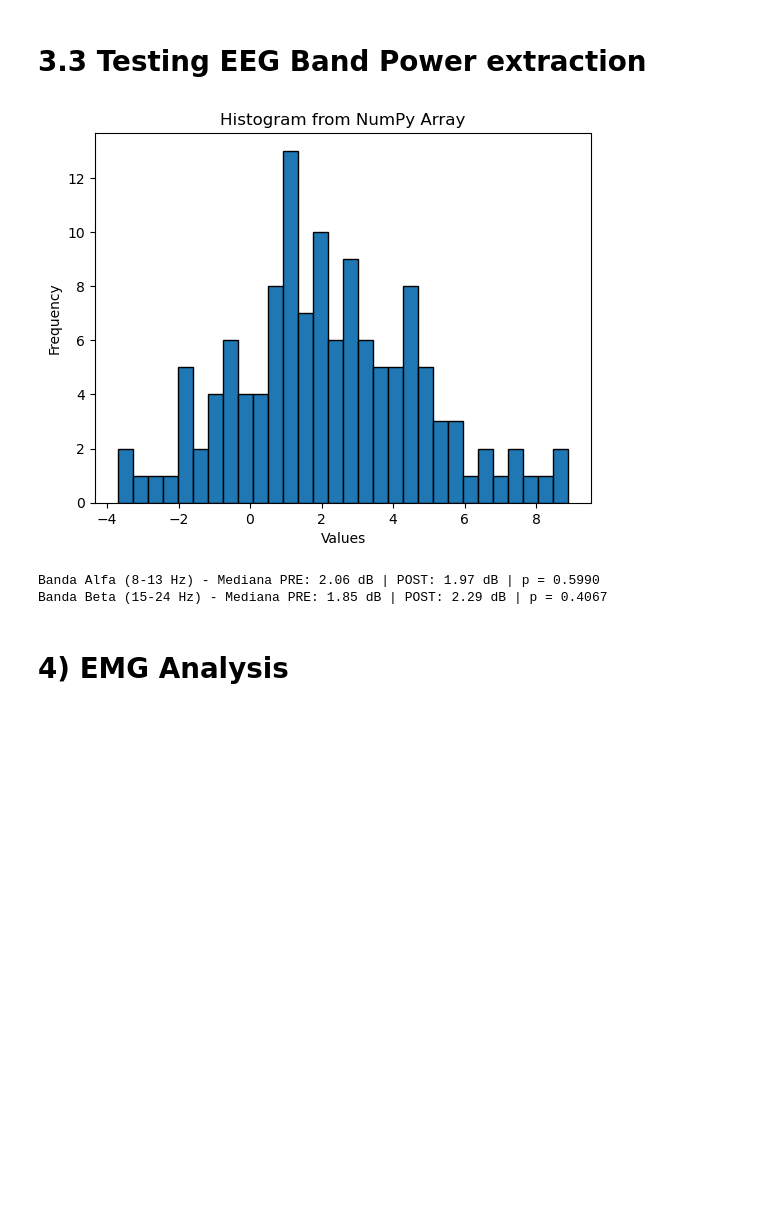
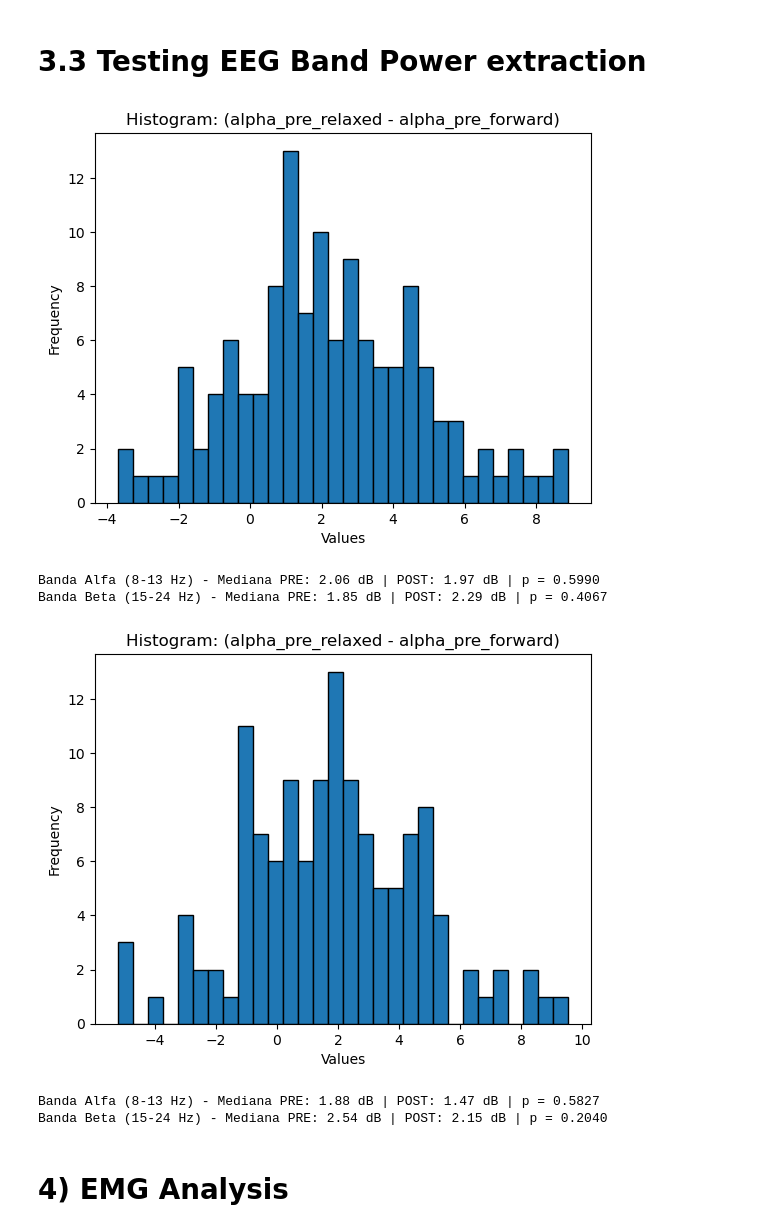
Before and after one commit to MonkeyDYoyi/NewExperimentCode, a Jupyter notebook: NewCode.ipynb, the cells around one changed output. Saved outputs shown, nothing was run; the diff lists cells and outputs as text; code cells hidden in the pictures; blank space fills up the shorter version.

```diff
--- a/NewCode.ipynb
+++ b/NewCode.ipynb
@@ -2099,6 +2108,8 @@ def extract_band_power(epochs, ch_name='C3', phase='relax', window_position=2, m
 
     return power_alpha_db, power_beta_db
 
+#######################STIM########################
+
 subject = "6"
 condition = "stim"
 #preOrPost = "pre"
@@ -2114,37 +2125,88 @@ epochs_post = mne.read_epochs(file_eeg_post, preload=True, verbose=False)
 alpha_pre_forward, beta_pre_forward = extract_band_power(epochs_pre, ch_name='C3', phase='forward')
 
 # Extraer arreglos de datos (POST)
 alpha_post_forward, beta_post_forward = extract_band_power(epochs_post, ch_name='C3', phase='forward')
 
 alpha_pre_relaxed, beta_pre_relaxed = extract_band_power(epochs_pre, ch_name='C3', phase='relax')
 
 alpha_post_relaxed, beta_post_relaxed = extract_band_power(epochs_post, ch_name='C3', phase='relax')
 
 plt.hist(alpha_pre_relaxed - alpha_pre_forward, bins=30, edgecolor='black')
 
 # 3. Add labels and show the plot
-plt.title('Histogram from NumPy Array')
+plt.title('Histogram: (alpha_pre_relaxed - alpha_pre_forward)')
 plt.xlabel('Values')
 plt.ylabel('Frequency')
 plt.show()
 
 # Ahora tienes las variables listas para tu test de Mann-Whitney
 from scipy import stats
 
 alpha_pre_diff_forward = alpha_pre_relaxed - alpha_pre_forward
 alpha_post_diff_forward = alpha_post_relaxed - alpha_post_forward
 beta_pre_diff_forward = beta_pre_relaxed - beta_pre_forward
 beta_post_diff_forward = beta_post_relaxed - beta_post_forward
 
+
 stat, p_val_alpha = stats.mannwhitneyu(alpha_pre_diff_forward, alpha_post_diff_forward, alternative='two-sided')
 print(f"Banda Alfa (8-13 Hz) - Mediana PRE: {np.median(alpha_pre_diff_forward):.2f} dB | POST: {np.median(alpha_post_diff_forward):.2f} dB | p = {p_val_alpha:.4f}")
 
 stat, p_val_beta = stats.mannwhitneyu(beta_pre_diff_forward, beta_post_diff_forward, alternative='two-sided')
 print(f"Banda Beta (15-24 Hz) - Mediana PRE: {np.median(beta_pre_diff_forward):.2f} dB | POST: {np.median(beta_post_diff_forward):.2f} dB | p = {p_val_beta:.4f}")
+
+
+#######################SHAM########################
+
+subject = "6"
+condition = "sham"
+#preOrPost = "pre"
+# method = 'multitaper'  # 'welch' o 'multitaper'
+method = 'multitaper'
+
+file_eeg_pre = os.path.join(Preprocessed_Data_Folder, f"sub-{subject}_cond-{condition}_blk-pre_eeg-epo.fif")
+epochs_pre = mne.read_epochs(file_eeg_pre, preload=True, verbose=False)
+file_eeg_post = os.path.join(Preprocessed_Data_Folder, f"sub-{subject}_cond-{condition}_blk-post_eeg-epo.fif")
+epochs_post = mne.read_epochs(file_eeg_post, preload=True, verbose=False)
+
+# Extraer arreglos de datos (PRE)
+alpha_pre_forward, beta_pre_forward = extract_band_power(epochs_pre, ch_name='C3', phase='forward')
+
+# Extraer arreglos de datos (POST)
+alpha_post_forward, beta_post_forward = extract_band_power(epochs_post, ch_name='C3', phase='forward')
+
+alpha_pre_relaxed, beta_pre_relaxed = extract_band_power(epochs_pre, ch_name='C3', phase='relax')
+
+alpha_post_relaxed, beta_post_relaxed = extract_band_power(epochs_post, ch_name='C3', phase='relax')
+
+plt.hist(alpha_pre_relaxed - alpha_pre_forward, bins=30, edgecolor='black')
+
+# 3. Add labels and show the plot
+plt.title('Histogram: (alpha_pre_relaxed - alpha_pre_forward)')
+plt.xlabel('Values')
+plt.ylabel('Frequency')
+plt.show()
+
+# Ahora tienes las variables listas para tu test de Mann-Whitney
+from scipy import stats
+
+alpha_pre_diff_forward = alpha_pre_relaxed - alpha_pre_forward
+alpha_post_diff_forward = alpha_post_relaxed - alpha_post_forward
+beta_pre_diff_forward = beta_pre_relaxed - beta_pre_forward
+beta_post_diff_forward = beta_post_relaxed - beta_post_forward
+
+
+stat, p_val_alpha = stats.mannwhitneyu(alpha_pre_diff_forward, alpha_post_diff_forward, alternative='two-sided')
+print(f"Banda Alfa (8-13 Hz) - Mediana PRE: {np.median(alpha_pre_diff_forward):.2f} dB | POST: {np.median(alpha_post_diff_forward):.2f} dB | p = {p_val_alpha:.4f}")
+
+stat, p_val_beta = stats.mannwhitneyu(beta_pre_diff_forward, beta_post_diff_forward, alternative='two-sided')
+print(f"Banda Beta (15-24 Hz) - Mediana PRE: {np.median(beta_pre_diff_forward):.2f} dB | POST: {np.median(beta_post_diff_forward):.2f} dB | p = {p_val_beta:.4f}")
 # %% [output]
-[figure, old version]
+[figure, new version]
 Banda Alfa (8-13 Hz) - Mediana PRE: 2.06 dB | POST: 1.97 dB | p = 0.5990
 Banda Beta (15-24 Hz) - Mediana PRE: 1.85 dB | POST: 2.29 dB | p = 0.4067
+[figure, added]
+Banda Alfa (8-13 Hz) - Mediana PRE: 1.88 dB | POST: 1.47 dB | p = 0.5827
+Banda Beta (15-24 Hz) - Mediana PRE: 2.54 dB | POST: 2.15 dB | p = 0.2040
 # %% [markdown]
 # 4) EMG Analysis
 # %%
```
Also changed, not shown: parts of 4 cells of this notebook, 1 other file.
